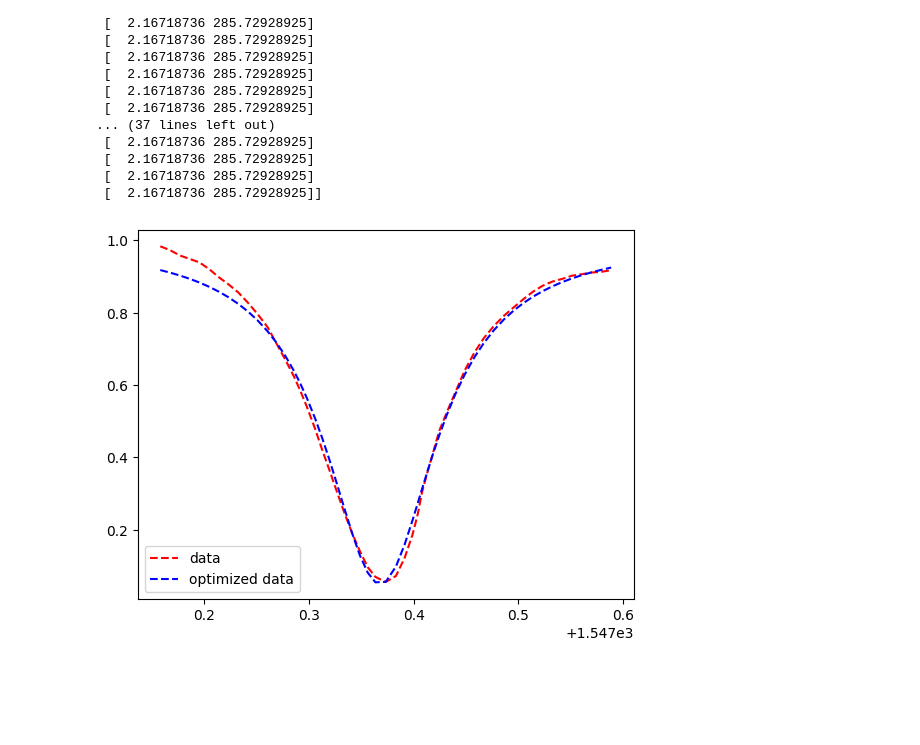
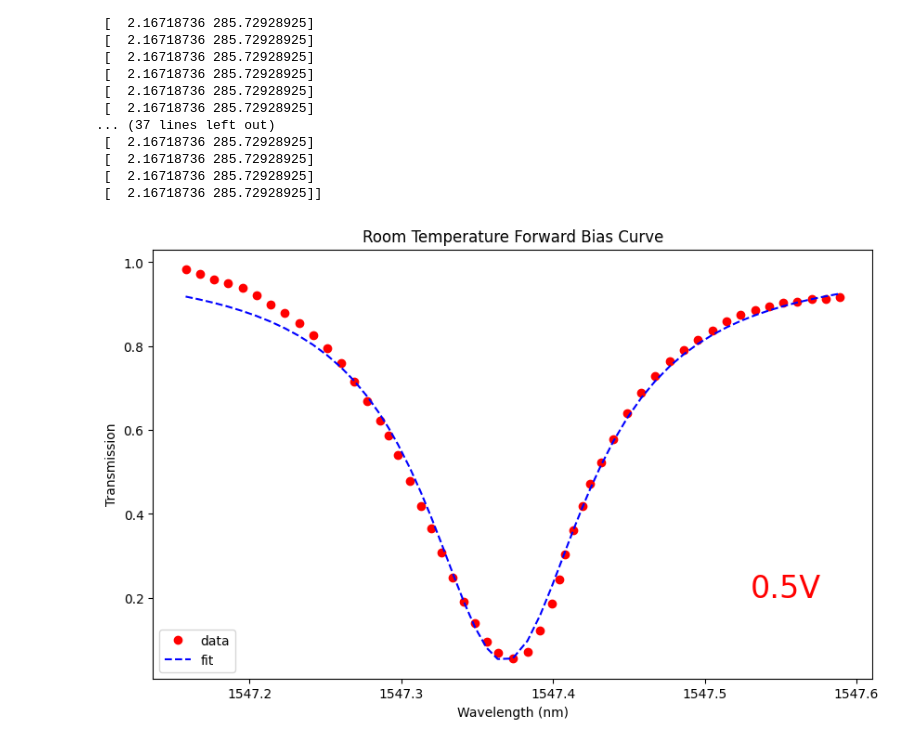
Before and after one commit to madelynnjm/Updated_Thesis, a Jupyter notebook: Falco/RT-code/RT0.5V.ipynb, the cells around one changed output. Drawn from its saved outputs; the diff is of its cells as text; code cells hidden in the pictures; blank space fills up the shorter version.

```diff
--- a/Falco/RT-code/RT0.5V.ipynb
+++ b/Falco/RT-code/RT0.5V.ipynb
@@ -92,10 +92,17 @@ print(fit_params_arr)
 # %%
 fit_ans = Guess(x*1e-9,fit_params_arr[:,0], fit_params_arr[:,1])
 # %%
-plt.plot(x, y, '--', color ='red', label ="data")
-plt.plot(x, fit_ans, '--', color ='blue', label ="optimized data")
+plt.figure(figsize=(10,6))
+plt.plot(x, y, 'o', color ='red', label ="data")
+plt.plot(x, fit_ans, '--', color ='blue', label ="fit")
+plt.title('Room Temperature Forward Bias Curve')
+plt.ticklabel_format(useOffset=False)
+plt.text(1547.53, 0.2, r'0.5V', color = "red", fontsize="24")
+plt.xlabel('Wavelength (nm)')
+plt.ylabel('Transmission')
+
 plt.legend()
-plt.savefig("fitdata.png")
+plt.savefig("RT0.5V.png")
 plt.show()
 # %% [output]
-[figure, old version]
+[figure, new version]
```
Also changed, not shown: 12 other files.
